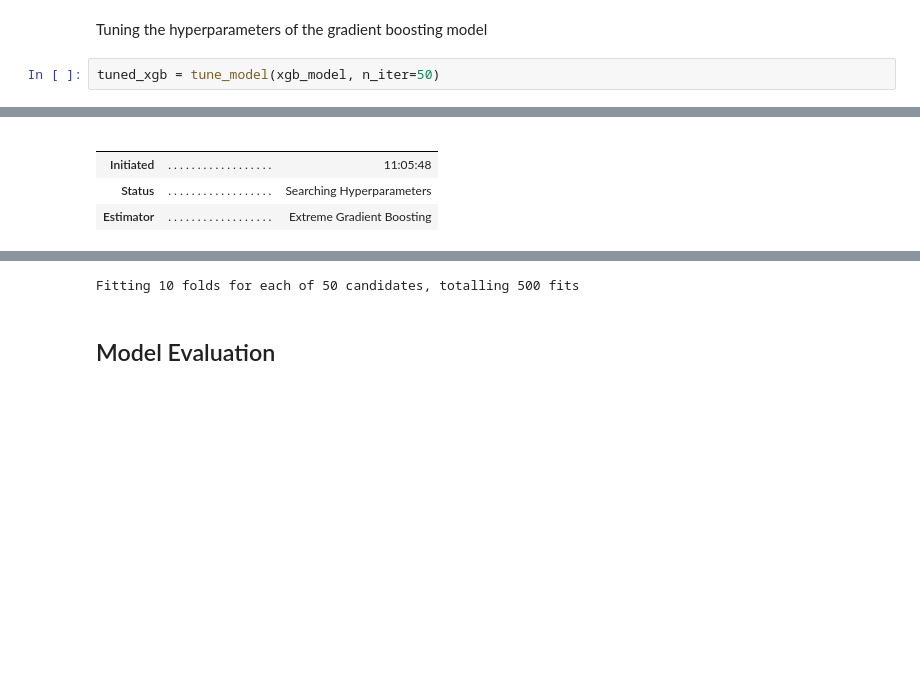
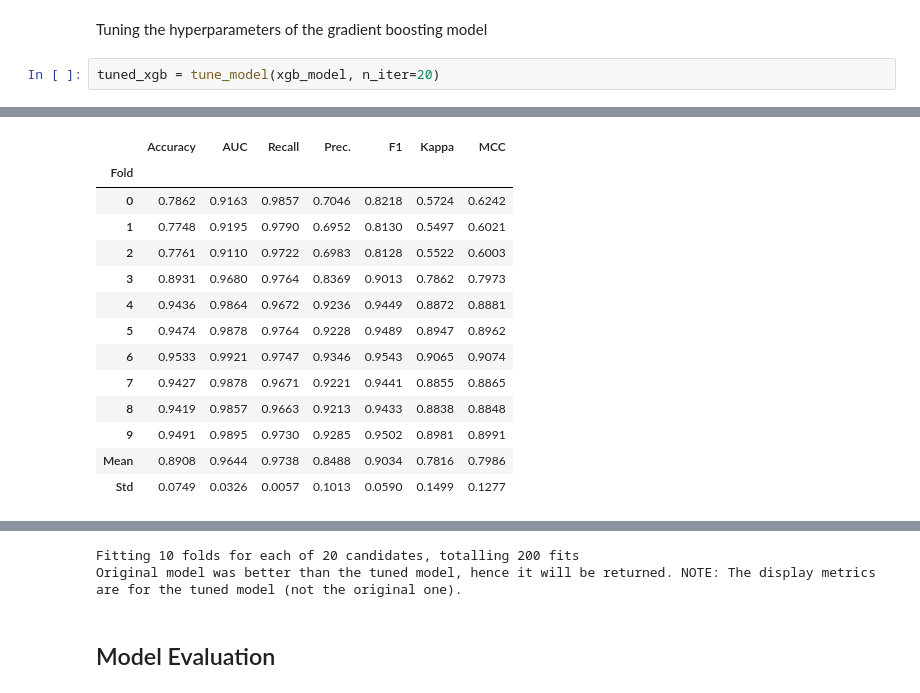
Before and after one commit to miladbahrami/Churn_Prediction, a Jupyter notebook: Churn_Prediction_ver2.ipynb, the cells around one changed output, grey strips where cells are left out. Cells and saved outputs as stored; diff of their text form; blank space fills up the shorter version.

```diff
--- a/Churn_Prediction_ver2.ipynb
+++ b/Churn_Prediction_ver2.ipynb
@@ -861,5 +862,5 @@ xgb_model = create_model('xgboost')
 # %% [markdown]
 Tuning the hyperparameters of the gradient boosting model
 # %%
-tuned_xgb = tune_model(xgb_model, n_iter=50)
+tuned_xgb = tune_model(xgb_model, n_iter=20)
 # %% [output]
@@ -866,5 +868,14 @@ tuned_xgb = tune_model(xgb_model, n_iter=50)
-|  |  |  |
-|  |  |  |
-| Initiated | . . . . . . . . . . . . . . . . . . | 11:05:48 |
-| Status | . . . . . . . . . . . . . . . . . . | Searching Hyperparameters |
-| Estimator | . . . . . . . . . . . . . . . . . . | Extreme Gradient Boosting |
+|  | Accuracy | AUC | Recall | Prec. | F1 | Kappa | MCC |
+| Fold |  |  |  |  |  |  |  |
+| 0 | 0.7862 | 0.9163 | 0.9857 | 0.7046 | 0.8218 | 0.5724 | 0.6242 |
+| 1 | 0.7748 | 0.9195 | 0.9790 | 0.6952 | 0.8130 | 0.5497 | 0.6021 |
+| 2 | 0.7761 | 0.9110 | 0.9722 | 0.6983 | 0.8128 | 0.5522 | 0.6003 |
+| 3 | 0.8931 | 0.9680 | 0.9764 | 0.8369 | 0.9013 | 0.7862 | 0.7973 |
+| 4 | 0.9436 | 0.9864 | 0.9672 | 0.9236 | 0.9449 | 0.8872 | 0.8881 |
+| 5 | 0.9474 | 0.9878 | 0.9764 | 0.9228 | 0.9489 | 0.8947 | 0.8962 |
+| 6 | 0.9533 | 0.9921 | 0.9747 | 0.9346 | 0.9543 | 0.9065 | 0.9074 |
+| 7 | 0.9427 | 0.9878 | 0.9671 | 0.9221 | 0.9441 | 0.8855 | 0.8865 |
+| 8 | 0.9419 | 0.9857 | 0.9663 | 0.9213 | 0.9433 | 0.8838 | 0.8848 |
+| 9 | 0.9491 | 0.9895 | 0.9730 | 0.9285 | 0.9502 | 0.8981 | 0.8991 |
+| Mean | 0.8908 | 0.9644 | 0.9738 | 0.8488 | 0.9034 | 0.7816 | 0.7986 |
+| Std | 0.0749 | 0.0326 | 0.0057 | 0.1013 | 0.0590 | 0.1499 | 0.1277 |
@@ -872,4 +883,5 @@ tuned_xgb = tune_model(xgb_model, n_iter=50)
-Fitting 10 folds for each of 50 candidates, totalling 500 fits
+Fitting 10 folds for each of 20 candidates, totalling 200 fits
+Original model was better than the tuned model, hence it will be returned. NOTE: The display metrics are for the tuned model (not the original one).
 # %% [markdown]
 ## Model Evaluation
 # %% [markdown]
```
Also changed, not shown: parts of 15 cells of this notebook.
